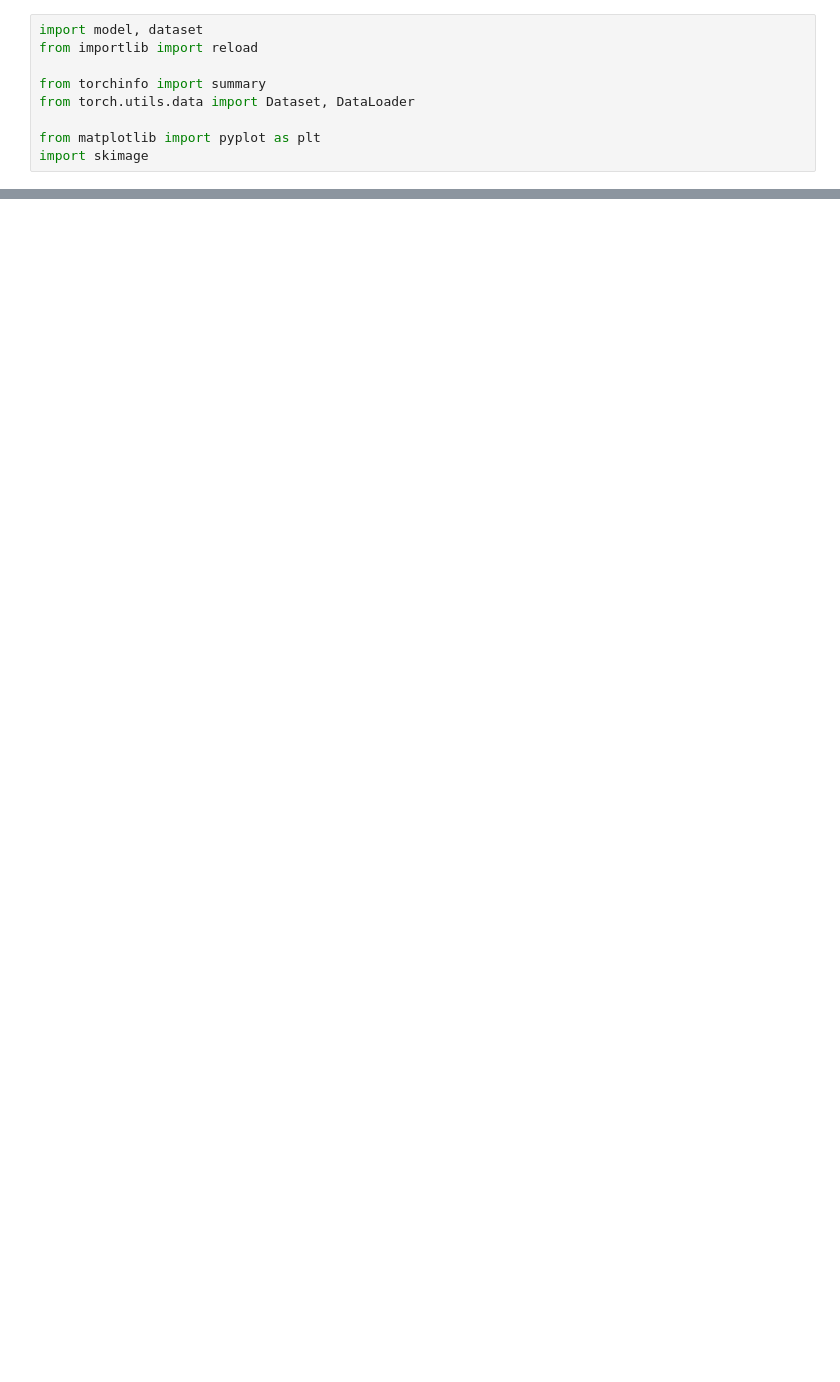
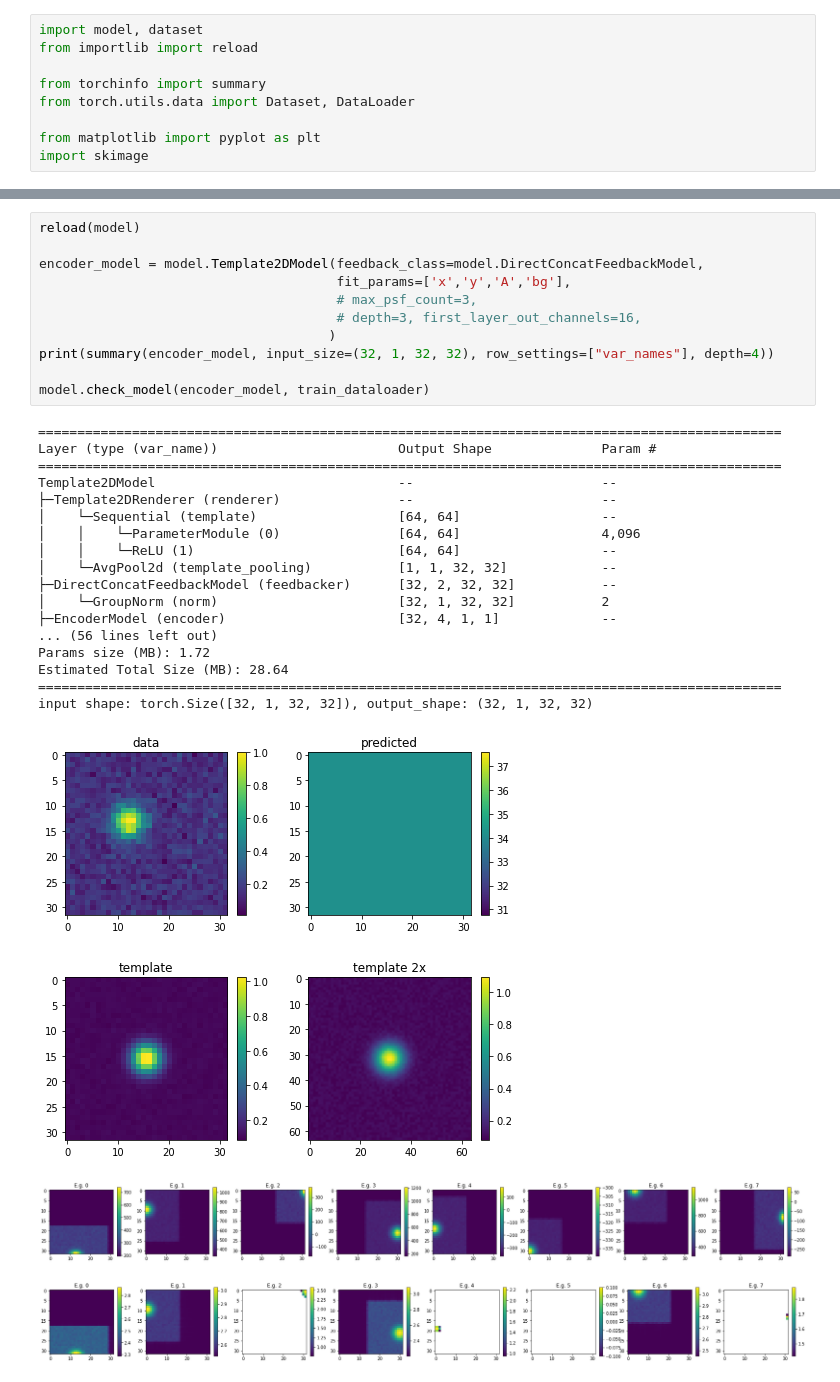
Before and after one commit to kkhchung/smlm-dl, a Jupyter notebook: smlm_dl/model_tests.ipynb, the cells around one changed output, grey strips where cells are left out. Drawn from its saved outputs; the diff is of its cells as text; blank space fills up the shorter version.

Commit message:
Added dense feedback layer.
Detached feedback.

```diff
--- a/smlm_dl/model_tests.ipynb
+++ b/smlm_dl/model_tests.ipynb
@@ -153,3 +153,36 @@ input shape: torch.Size([32, 1, 32, 32]), output_shape: (32, 1, 32, 32)
+# %%
+reload(model)
+
+encoder_model = model.Template2DModel(feedback_class=model.DirectConcatFeedbackModel,
+                                      fit_params=['x','y','A','bg'],
+                                      # max_psf_count=3,
+                                      # depth=3, first_layer_out_channels=16,
+                                     )
+print(summary(encoder_model, input_size=(32, 1, 32, 32), row_settings=["var_names"], depth=4))
+
+model.check_model(encoder_model, train_dataloader)
+# %% [output]
+===============================================================================================
+Layer (type (var_name))                       Output Shape              Param #
+===============================================================================================
+Template2DModel                               --                        --
+├─Template2DRenderer (renderer)               --                        --
+│    └─Sequential (template)                  [64, 64]                  --
+│    │    └─ParameterModule (0)               [64, 64]                  4,096
+│    │    └─ReLU (1)                          [64, 64]                  --
+│    └─AvgPool2d (template_pooling)           [1, 1, 32, 32]            --
+├─DirectConcatFeedbackModel (feedbacker)      [32, 2, 32, 32]           --
+│    └─GroupNorm (norm)                       [32, 1, 32, 32]           2
+├─EncoderModel (encoder)                      [32, 4, 1, 1]             --
+... (56 lines left out)
+Params size (MB): 1.72
+Estimated Total Size (MB): 28.64
+===============================================================================================
+input shape: torch.Size([32, 1, 32, 32]), output_shape: (32, 1, 32, 32)
+[figure, added]
+[figure, added]
+[figure, added]
+[figure, added]
 # %%
 reload(model)
 
```
Also changed, not shown: parts of 15 cells of this notebook, 1 other file.
